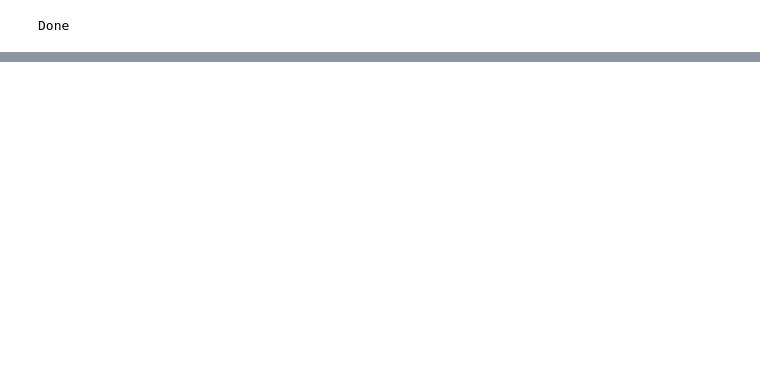
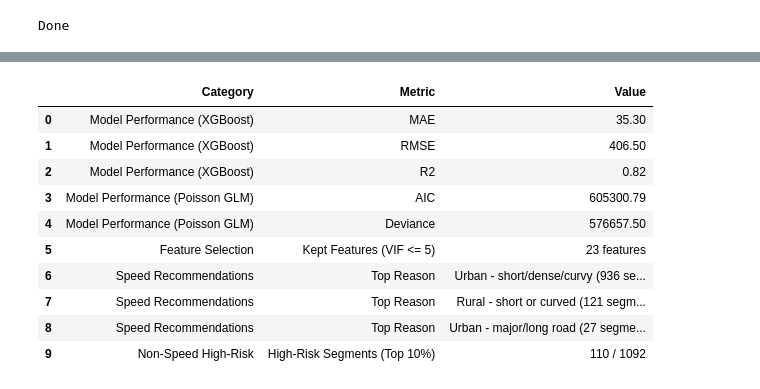
Before and after one commit to KinGabriel/speed_limit_predictive_model, a Jupyter notebook: XGBOOST/XGBOOST.ipynb, the cells around one changed output, grey strips where cells are left out. Cells and saved outputs as stored; diff of their text form; code cells hidden in the pictures; blank space fills up the shorter version.

```diff
--- a/XGBOOST/XGBOOST.ipynb
+++ b/XGBOOST/XGBOOST.ipynb
@@ -865,3 +907,84 @@ Passing `palette` without assigning `hue` is deprecated and will be removed in v
 print("Done")
 # %% [output]
 Done
+# %%
+# sumnmary of all results
+summary_rows = []
+
+# Load XGBoost metrics
+try:
+    with open(output_common / "metrics.txt") as f:
+        metrics_text = f.read().strip().splitlines()
+    for line in metrics_text:
+        metric, value = line.split(":")
+        summary_rows.append({"Category": "Model Performance (XGBoost)", "Metric": metric.strip(), "Value": value.strip()})
+except:
+    summary_rows.append({"Category": "Model Performance (XGBoost)", "Metric": "Error", "Value": "metrics.txt not found"})
+
+# Load Poisson metrics
+try:
+    with open(output_common / "poisson_metrics.txt") as f:
+        lines = f.read().strip().splitlines()
+    for line in lines:
+        metric, value = line.split(":")
+        summary_rows.append({"Category": "Model Performance (Poisson GLM)", "Metric": metric.strip(), "Value": value.strip()})
+except:
+    summary_rows.append({"Category": "Model Performance (Poisson GLM)", "Metric": "Error", "Value": "poisson_metrics.txt not found"})
+
+#  Kept features after VIF filtering
+try:
+    vif_df = pd.read_csv(output_common / "vif_results.csv")
+    kept_vif = vif_df[vif_df["VIF"] <= 5]["feature"].tolist()
+    summary_rows.append({
+        "Category": "Feature Selection",
+        "Metric": "Kept Features (VIF <= 5)",
+        "Value": f"{len(kept_vif)} features"
+    })
+except:
+    summary_rows.append({
+        "Category": "Feature Selection",
+        "Metric": "VIF",
+        "Value": "vif_results.csv not found"
+    })
+
+# Speed recommendation stats
+try:
+    rec_df = pd.read_csv(output_speed / "recommendations.csv")
+    top_reasons = rec_df['cap_reason'].value_counts().head(3)
+    for reason, count in top_reasons.items():
+        summary_rows.append({
+            "Category": "Speed Recommendations",
+            "Metric": "Top Reason",
+            "Value": f"{reason} ({count} segments)"
+        })
+except:
+    summary_rows.append({
+        "Category": "Speed Recommendations",
+        "Metric": "Error",
+        "Value": "recommendations.csv not found"
+    })
+
+# High-risk non-speed-based
+try:
+    other_rec = pd.read_csv(output_other / 'recommendations_by_other_features.csv')
+    num_priority = other_rec['priority'].sum()
+    total_other = len(other_rec)
+    summary_rows.append({
+        "Category": "Non-Speed High-Risk",
+        "Metric": "High-Risk Segments (Top 10%)",
+        "Value": f"{int(num_priority)} / {total_other}"
+    })
+except:
+    summary_rows.append({
+        "Category": "Non-Speed High-Risk",
+        "Metric": "Error",
+        "Value": "recommendations_by_other_features.csv not found"
+    })
+
+# === Create DataFrame ===
+final_summary_df = pd.DataFrame(summary_rows)
+
+# Display
+print("\n=== Final Summary Table ===")
+display(final_summary_df)
+# %% [output]
@@ -867,0 +992,11 @@ Done
+|  | Category | Metric | Value |
+| 0 | Model Performance (XGBoost) | MAE | 35.30 |
+| 1 | Model Performance (XGBoost) | RMSE | 406.50 |
+| 2 | Model Performance (XGBoost) | R2 | 0.82 |
+| 3 | Model Performance (Poisson GLM) | AIC | 605300.79 |
+| 4 | Model Performance (Poisson GLM) | Deviance | 576657.50 |
+| 5 | Feature Selection | Kept Features (VIF <= 5) | 23 features |
+| 6 | Speed Recommendations | Top Reason | Urban - short/dense/curvy (936 se... |
+| 7 | Speed Recommendations | Top Reason | Rural - short or curved (121 segm... |
+| 8 | Speed Recommendations | Top Reason | Urban - major/long road (27 segme... |
+| 9 | Non-Speed High-Risk | High-Risk Segments (Top 10%) | 110 / 1092 |
```
Also changed, not shown: parts of 7 cells of this notebook, 5 other files.
